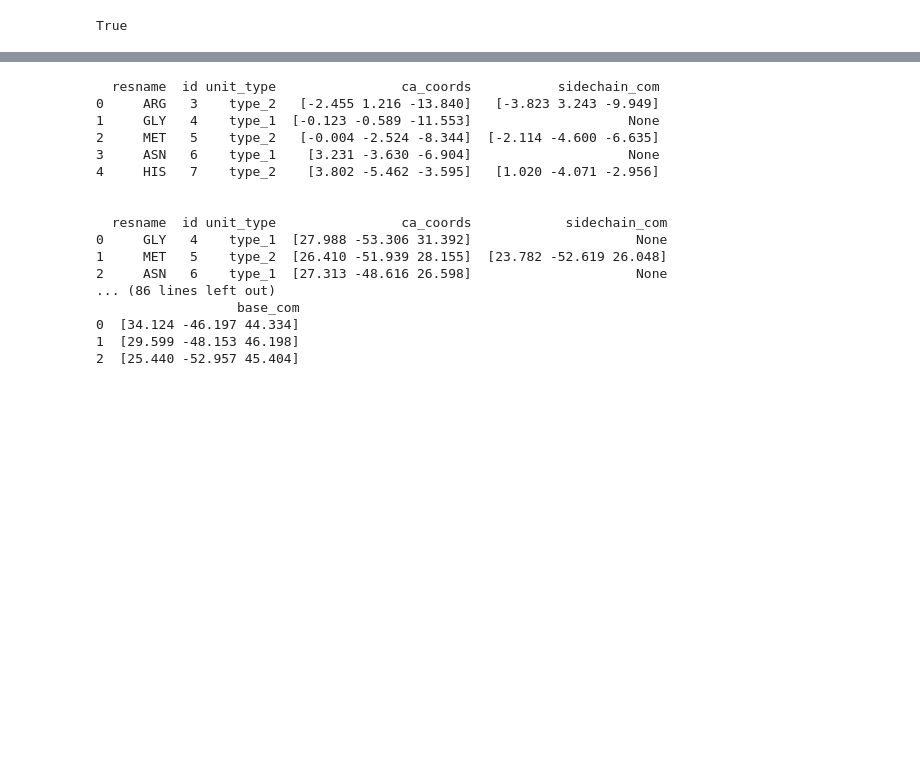
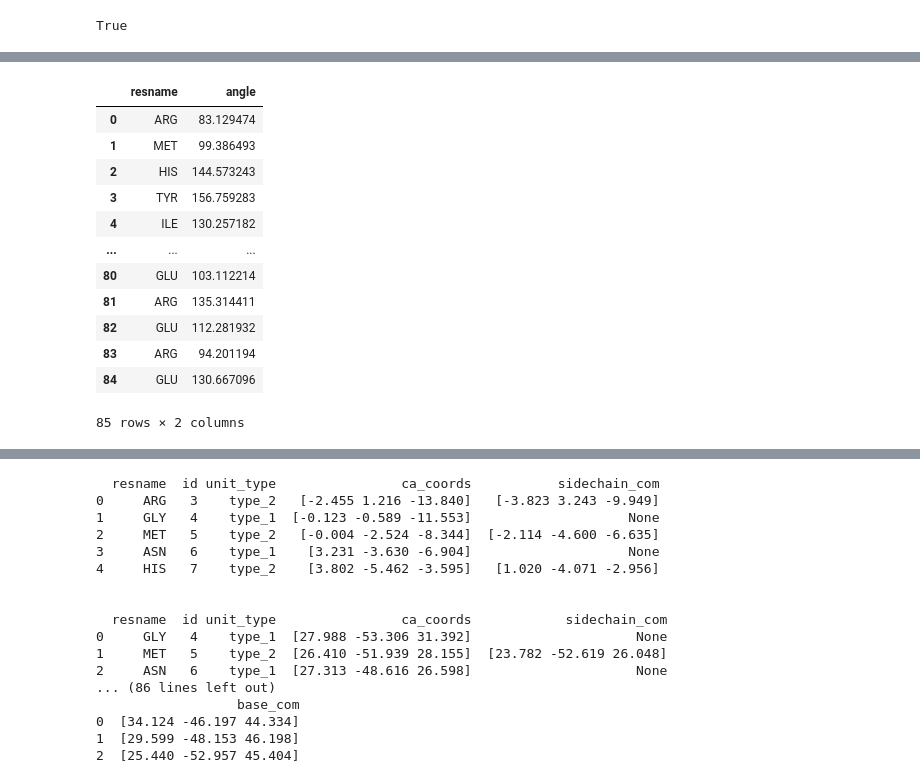
Before and after one commit to M4Marvin/Dissertation-MS, a Jupyter notebook: ClassTests.ipynb, the cells around one changed output, grey strips where cells are left out. Cells and saved outputs as stored; diff of their text form; code cells hidden in the pictures; blank space fills up the shorter version.

Commit message:
Added angle calculation

```diff
--- a/ClassTests.ipynb
+++ b/ClassTests.ipynb
@@ -10,15 +10,12 @@ np.set_printoptions(
             linewidth=100,
             suppress=True,
         )
-
-# Same for pandas
-pd.options.display.float_format = "{0:,0.3f}".format
 # %%
 pdb_path = "data/processed_pdbs/3UDG.pdb"
 parser = PDBParser()
 structure = parser.get_structure("3UDG", pdb_path)
 # %%
-chain = structure[0]["D"]
+chain = structure[0]["A"]
 
 res = chain.get_residues().__next__()
 unit = ChainUnit(res)
@@ -83,0 +108,17 @@ Number of units: 3
+# %%
+df_sbb = chain1.get_sbb_angles()
+df_sbb
+# %% [output]
+|  | resname | angle |
+| 0 | ARG | 83.129474 |
+| 1 | MET | 99.386493 |
+| 2 | HIS | 144.573243 |
+| 3 | TYR | 156.759283 |
+| 4 | ILE | 130.257182 |
+| ... | ... | ... |
+| 80 | GLU | 103.112214 |
+| 81 | ARG | 135.314411 |
+| 82 | GLU | 112.281932 |
+| 83 | ARG | 94.201194 |
+| 84 | GLU | 130.667096 |
+85 rows × 2 columns
```
Also changed, not shown: parts of 16 cells of this notebook, 5 other files.
